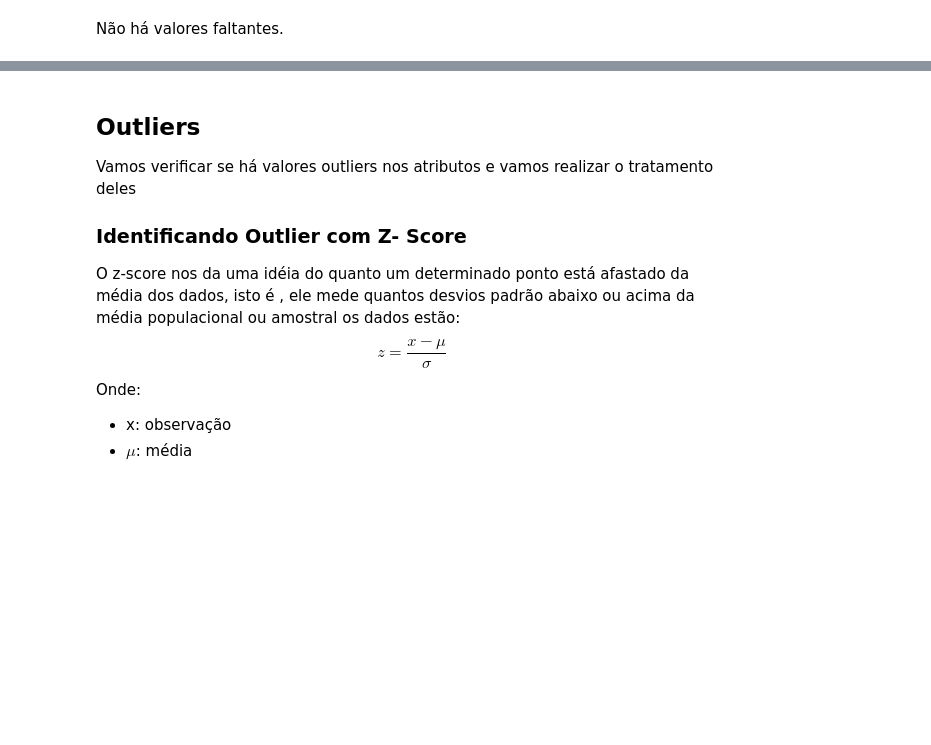
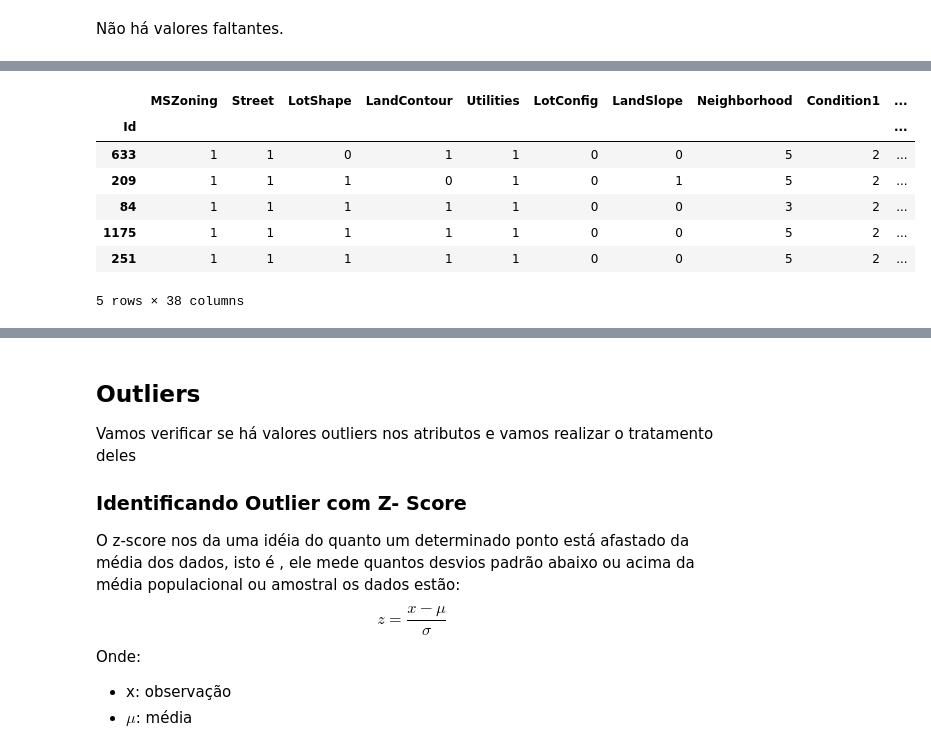
Before and after one commit to FernandoZanchitta/DSChallenge2019, a Jupyter notebook: src/house_pricing.ipynb, the cells around one changed output, grey strips where cells are left out. Drawn from its saved outputs; the diff is of its cells as text; code cells hidden in the pictures; blank space fills up the shorter version.

```diff
--- a/src/house_pricing.ipynb
+++ b/src/house_pricing.ipynb
@@ -234,0 +357,8 @@ missing_values.loc[features_correlated]['missing_values']
+# %%
+train_X[continuous] = continuous_imputer.transform(train_X[continuous])
+train_X[discrete] = discrete_imputer.transform(train_X[discrete])
+train_X[categorical] = categorical_imputer.transform(train_X[categorical])
+
+test_X[continuous] = continuous_imputer.transform(test_X[continuous])
+test_X[discrete] = discrete_imputer.transform(test_X[discrete])
+test_X[categorical] = categorical_imputer.transform(test_X[categorical])
@@ -236,0 +427,13 @@ Não há valores faltantes.
+# %%
+train_X = ordinal_encoder.transform(train_X)
+test_X = ordinal_encoder.transform(test_X)
+train_X[categorical].head()
+# %% [output]
+|  | MSZoning | Street | LotShape | LandContour | Utilities | LotConfig | LandSlope | Neighborhood | Condition1 | ... |
+| Id |  |  |  |  |  |  |  |  |  | ... |
+| 633 | 1 | 1 | 0 | 1 | 1 | 0 | 0 | 5 | 2 | ... |
+| 209 | 1 | 1 | 1 | 0 | 1 | 0 | 1 | 5 | 2 | ... |
+| 84 | 1 | 1 | 1 | 1 | 1 | 0 | 0 | 3 | 2 | ... |
+| 1175 | 1 | 1 | 1 | 1 | 1 | 0 | 0 | 5 | 2 | ... |
+| 251 | 1 | 1 | 1 | 1 | 1 | 0 | 0 | 5 | 2 | ... |
+5 rows × 38 columns
```
Also changed, not shown: parts of 51 cells of this notebook, 2 other files.
